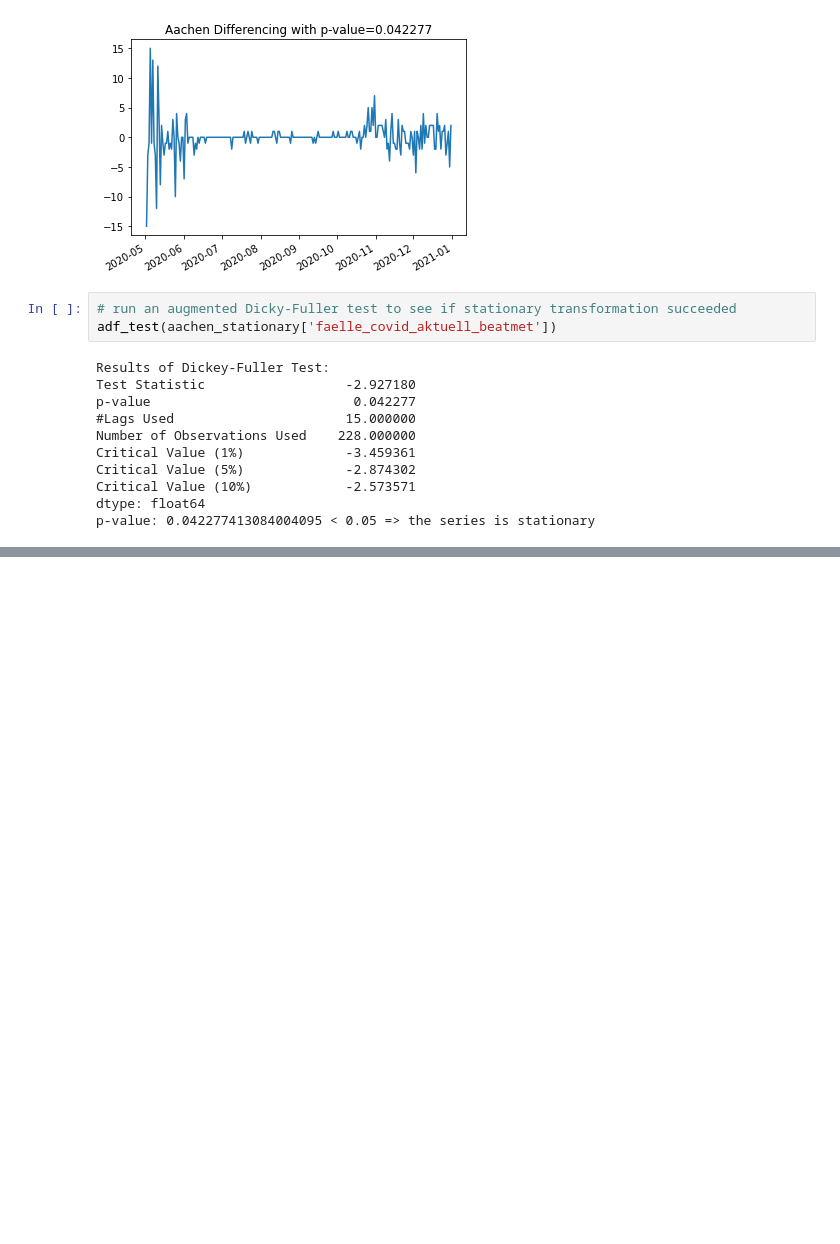
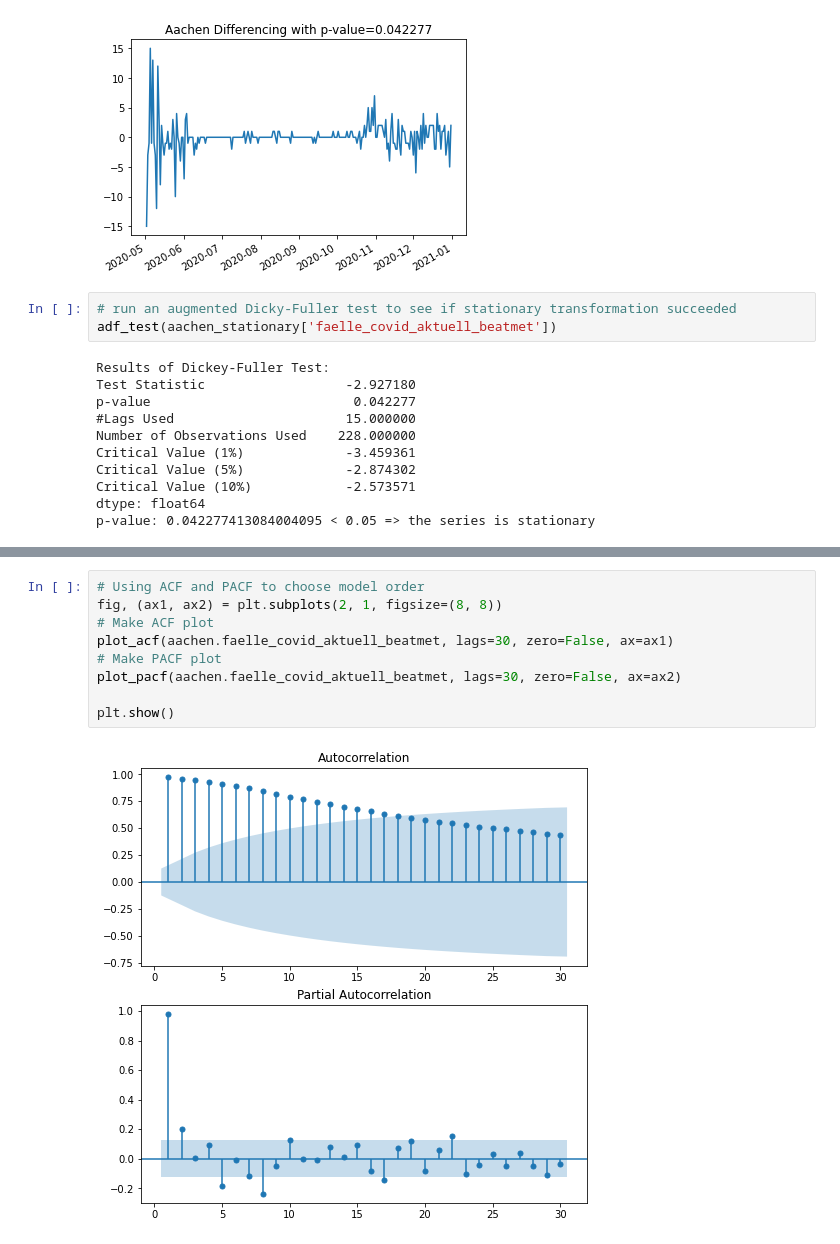
Before and after one commit to fbozhkov/TechLabs-DataScience, a Jupyter notebook: SARIMA_Aachen_2020.ipynb, the cells around one changed output, grey strips where cells are left out. Drawn from its saved outputs; the diff is of its cells as text; blank space fills up the shorter version.

```diff
--- a/SARIMA_Aachen_2020.ipynb
+++ b/SARIMA_Aachen_2020.ipynb
@@ -149,0 +154,11 @@ p-value: 6.1493946004469735e-18 < 0.05 => the series is stationary
+# %%
+# Using ACF and PACF to choose model order
+fig, (ax1, ax2) = plt.subplots(2, 1, figsize=(8, 8))
+# Make ACF plot
+plot_acf(aachen.faelle_covid_aktuell_beatmet, lags=30, zero=False, ax=ax1)
+# Make PACF plot
+plot_pacf(aachen.faelle_covid_aktuell_beatmet, lags=30, zero=False, ax=ax2)
+
+plt.show()
+# %% [output]
+[figure, added]
```
Also changed, not shown: parts of 5 cells of this notebook, 1 other file.
